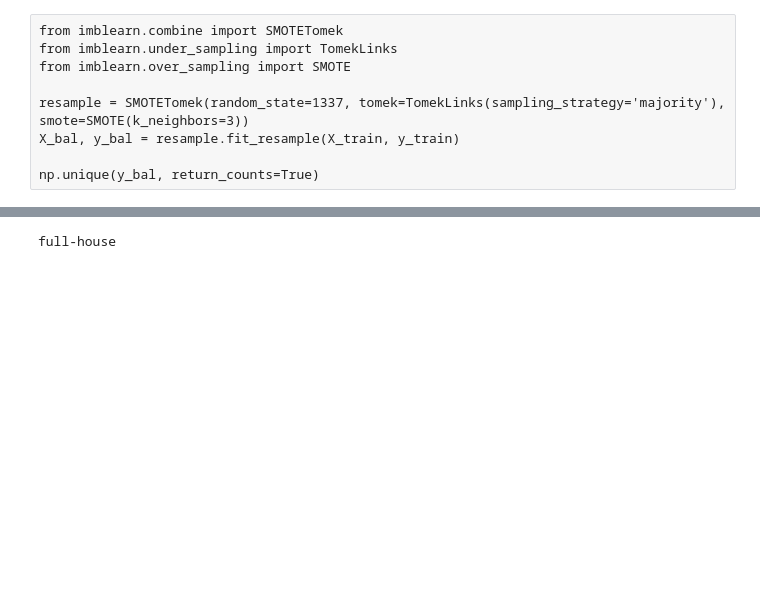
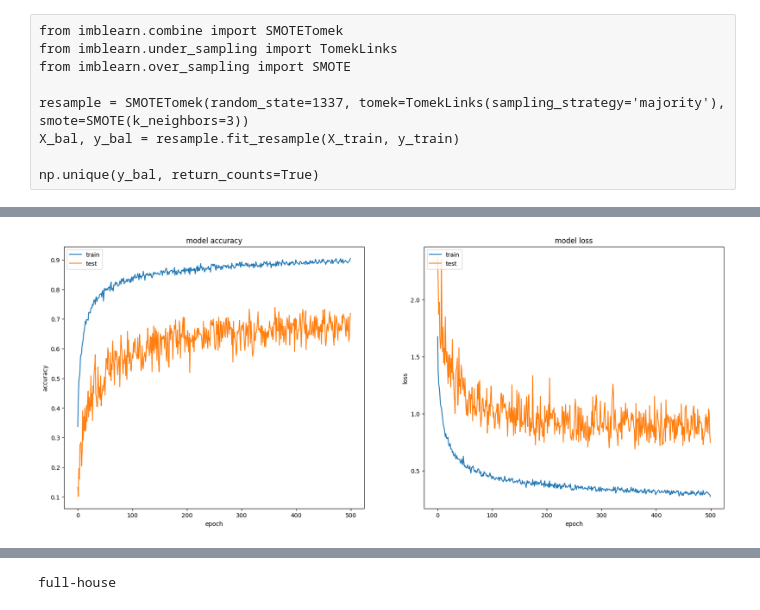
Before and after one commit to alexbejann/frisian-runes-recognition, a Jupyter notebook: MLBD-Assignment2/Part_1_fully_connected_layers.ipynb, the cells around one changed output, grey strips where cells are left out. Cells and saved outputs as stored; diff of their text form; code cells hidden in the pictures; blank space fills up the shorter version.

```diff
--- a/MLBD-Assignment2/Part_1_fully_connected_layers.ipynb
+++ b/MLBD-Assignment2/Part_1_fully_connected_layers.ipynb
@@ -276,0 +311,6 @@ def create_fit_model(input_data, output_data, layers=[], optimizer="adam", endAc
+# %%
+layers = [(100,"relu"),
+            (55,"relu")]
+model, history = create_fit_model(input_data=X_bal, output_data=y_bal, layers=layers, optimizer="adam", endActi="softmax", batchSize=100, epochs=500, verbose=0, withHistory=1)
+plot_acc_loss(history)
+# %% [output]
@@ -276,0 +318 @@ def create_fit_model(input_data, output_data, layers=[], optimizer="adam", endAc
+[figure, added]
```
Also changed, not shown: parts of 28 cells of this notebook, 4 other files.
